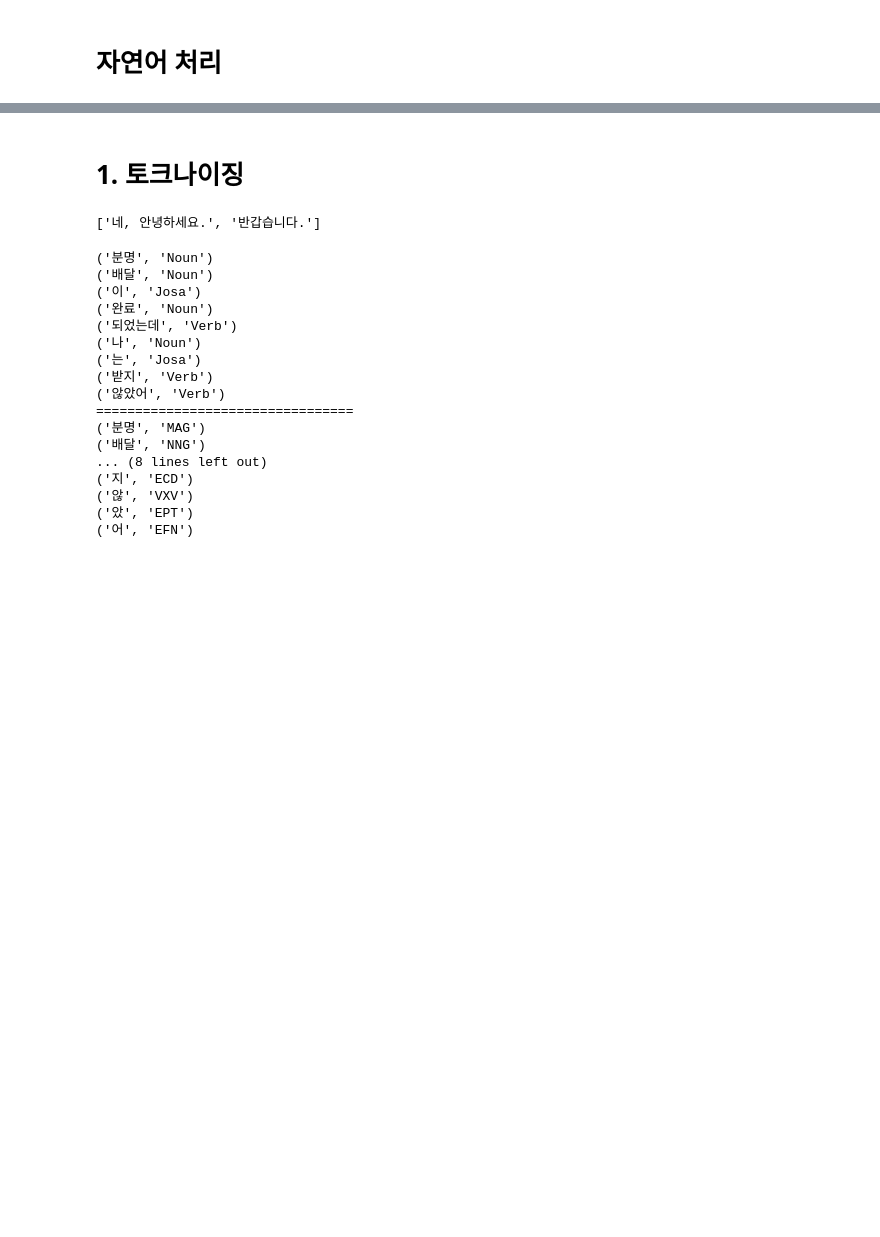
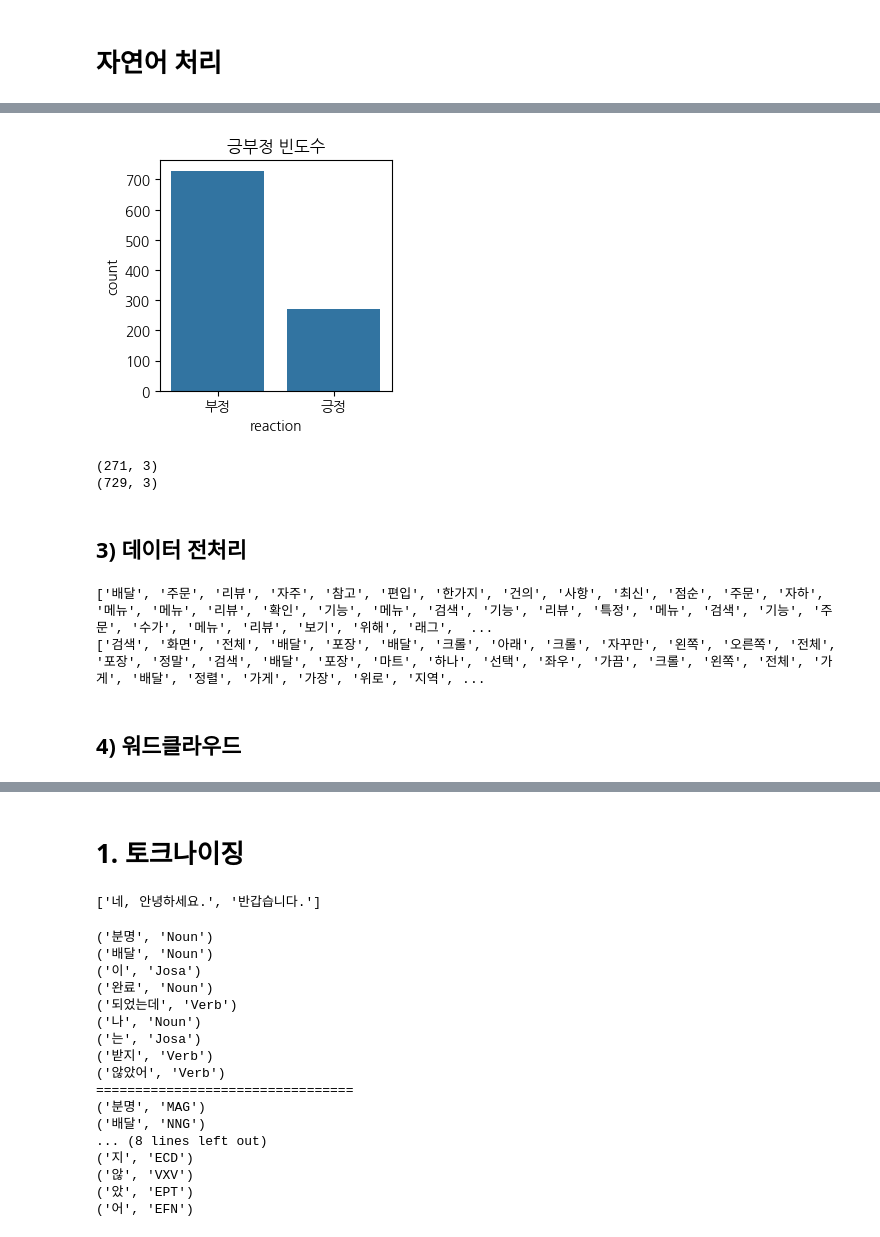
Before and after one commit to zzangyoon/pythonWorkspace, a Jupyter notebook: 07_자연어_처리.ipynb, the cells around one changed output, grey strips where cells are left out. Cells and saved outputs as stored; diff of their text form; code cells hidden in the pictures; blank space fills up the shorter version.

```diff
--- a/07_자연어_처리.ipynb
+++ b/07_자연어_처리.ipynb
@@ -2,0 +310,20 @@
+# %%
+plt.figure(figsize=(3,3))
+sns.countplot(data=data, x="reaction")
+plt.title("긍부정 빈도수")
+plt.xticks(ticks=[0,1], labels=["부정", "긍정"])    # 원래 글자가 똑바로 나오기 때문에 rotation 할필요 없음
+plt.show()
+# %% [output]
+[figure, added]
+# %%
+# reaction == 1 인 데이터 data_pos
+# reaction == 0 인 데이터 data_neg
+data_pos = data.loc[data["reaction"] == 1, :]
+print(data_pos.shape)
+data_neg = data.loc[data["reaction"] == 0, :]
+print(data_neg.shape)
+# %% [output]
+(271, 3)
+(729, 3)
+# %% [markdown]
+## 3) 데이터 전처리
@@ -2,0 +352,8 @@
+# %%
+print(word_list_pos)
+print(word_list_neg)
+# %% [output]
+['배달', '주문', '리뷰', '자주', '참고', '편입', '한가지', '건의', '사항', '최신', '점순', '주문', '자하', '메뉴', '메뉴', '리뷰', '확인', '기능', '메뉴', '검색', '기능', '리뷰', '특정', '메뉴', '검색', '기능', '주문', '수가', '메뉴', '리뷰', '보기', '위해', '래그',  ...
+['검색', '화면', '전체', '배달', '포장', '배달', '크롤', '아래', '크롤', '자꾸만', '왼쪽', '오른쪽', '전체', '포장', '정말', '검색', '배달', '포장', '마트', '하나', '선택', '좌우', '가끔', '크롤', '왼쪽', '전체', '가게', '배달', '정렬', '가게', '가장', '위로', '지역', ...
+# %% [markdown]
+## 4) 워드클라우드
```
Also changed, not shown: parts of 97 cells of this notebook, 4 other files.
